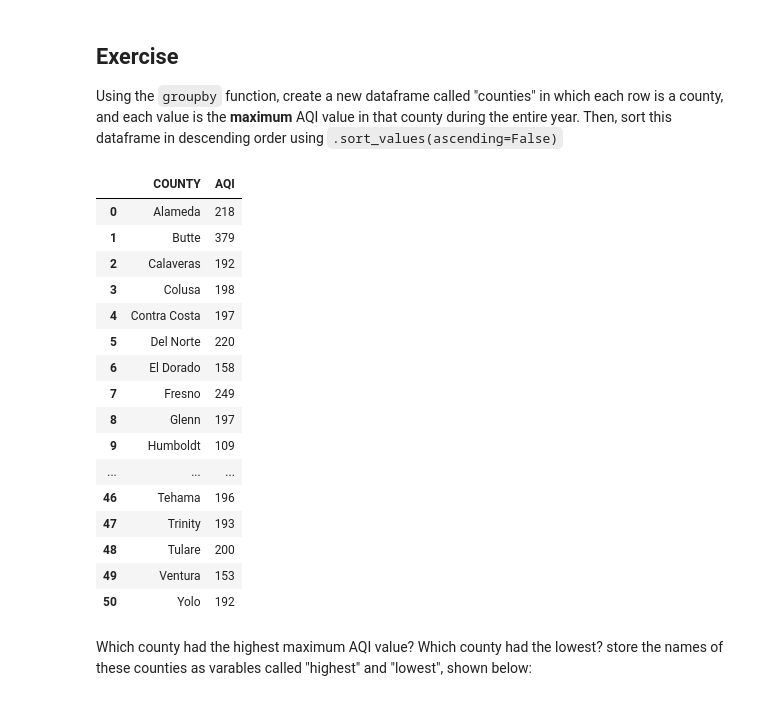
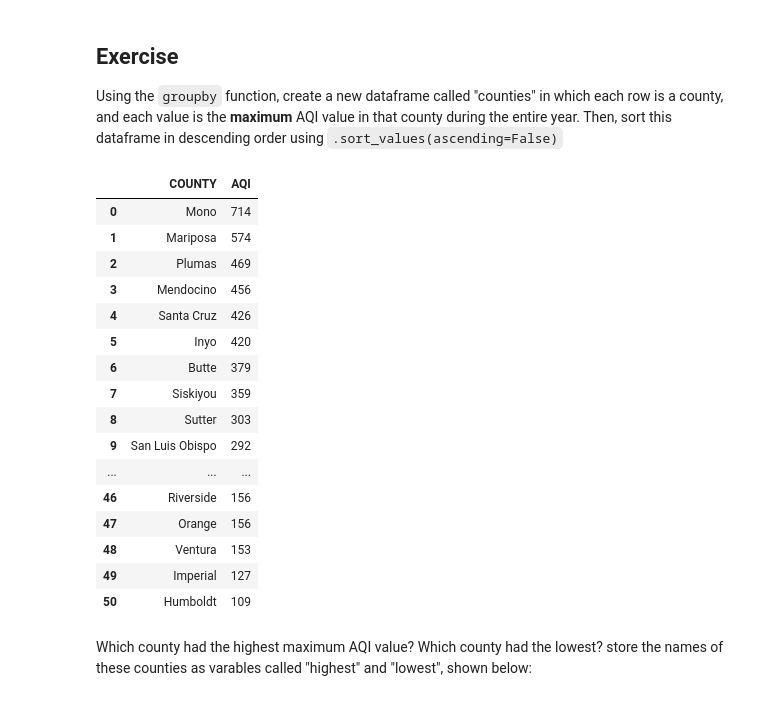
Before and after one commit to bofeng2268/QM-2, a Jupyter notebook: notebooks/W03. Spatial Data.ipynb, the cells around one changed output. Drawn from its saved outputs; the diff is of its cells as text; code cells hidden in the pictures.

```diff
--- a/notebooks/W03. Spatial Data.ipynb
+++ b/notebooks/W03. Spatial Data.ipynb
@@ -248,26 +248,26 @@ county_daily
 
 Using the `groupby` function, create a new dataframe called "counties" in which each row is a county, and each value is the **maximum** AQI value in that county during the entire year. Then, sort this dataframe in descending order using `.sort_values(ascending=False)`
 # %%
-county_daily_max=df.groupby(['COUNTY',])['AQI'].max().reset_index()
+county_daily_max=df.groupby(['COUNTY',])['AQI'].max().sort_values(ascending=False).reset_index()
 county_daily_max
 # %% [output]
 |  | COUNTY | AQI |
-| 0 | Alameda | 218 |
-| 1 | Butte | 379 |
-| 2 | Calaveras | 192 |
-| 3 | Colusa | 198 |
-| 4 | Contra Costa | 197 |
-| 5 | Del Norte | 220 |
-| 6 | El Dorado | 158 |
-| 7 | Fresno | 249 |
-| 8 | Glenn | 197 |
-| 9 | Humboldt | 109 |
+| 0 | Mono | 714 |
+| 1 | Mariposa | 574 |
+| 2 | Plumas | 469 |
+| 3 | Mendocino | 456 |
+| 4 | Santa Cruz | 426 |
+| 5 | Inyo | 420 |
+| 6 | Butte | 379 |
+| 7 | Siskiyou | 359 |
+| 8 | Sutter | 303 |
+| 9 | San Luis Obispo | 292 |
 | ... | ... | ... |
-| 46 | Tehama | 196 |
-| 47 | Trinity | 193 |
-| 48 | Tulare | 200 |
-| 49 | Ventura | 153 |
-| 50 | Yolo | 192 |
+| 46 | Riverside | 156 |
+| 47 | Orange | 156 |
+| 48 | Ventura | 153 |
+| 49 | Imperial | 127 |
+| 50 | Humboldt | 109 |
 # %% [markdown]
 Which county had the highest maximum AQI value? Which county had the lowest? store the names of these counties as varables called "highest" and "lowest", shown below:
 # %%
```
Also changed, not shown: parts of 3 cells of this notebook.
